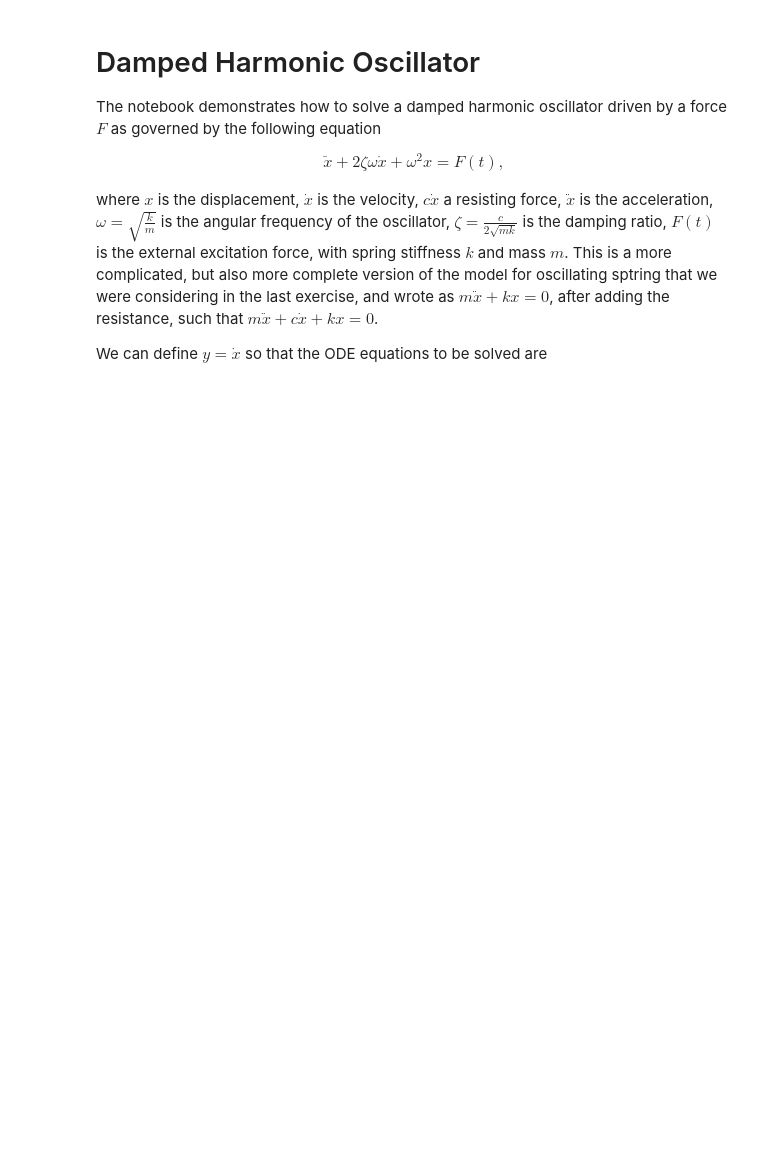
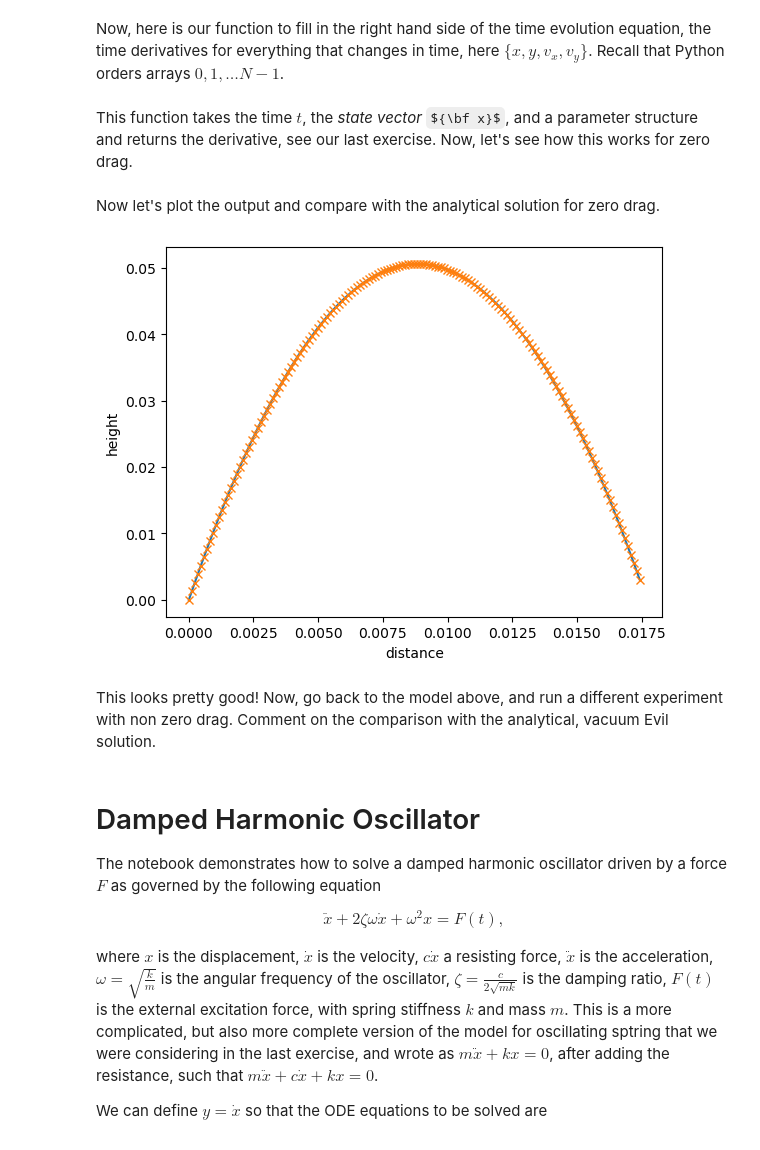
Before and after one commit to dunyuliu/Earth_From_Lab_To_Planet_Tutorials, a Jupyter notebook: DampedHarmonicOscillator.ipynb, the cells around one changed output. Saved outputs shown, nothing was run; the diff lists cells and outputs as text; code cells hidden in the pictures; some formulas as TeX source; blank space fills up the shorter version.

```diff
--- a/DampedHarmonicOscillator.ipynb
+++ b/DampedHarmonicOscillator.ipynb
@@ -0,0 +16,5 @@
+# %%
+@dataclass
+class parameters:                 # parameters for functions, default values
+    c   :float  = 0 # drag
+    g : float = 9.81 # graviational acc.
@@ -0,0 +23,2 @@
+# %%
+par=parameters()
@@ -0,0 +31,2 @@
+# %% [markdown]
+Now, here is our function to fill in the right hand side of the time evolution equation, the time derivatives for everything that changes in time, here $\{x,y,v_x,v_y\}$. Recall that Python orders arrays $0,1,\ldots N-1$.
@@ -1,3 +49,44 @@
+# %% [markdown]
+This function takes the time $t$, the *state vector* ${\bf x}$, and a parameter structure and returns the derivative, see our last exercise. Now, let's see how this works for zero drag.
+# %%
+par=parameters()
+par.c=0 # make sure drag is zero
+# initial conditions for x y v_x v_y
+theta=5/180*np.pi
+s=1 # initial speed
+vx0, vy0 = np.sin(theta)*s, np.cos(theta)*s
+y = [ 0 , 0,  vx0, vy0]
+
+nsteps=151
+tstore=np.zeros(nsteps)
+ystore=np.zeros([nsteps,ndim])
+tmax=.2
+dt=tmax/(nsteps-1)
+# run the loop
+i, t =0, 0.
+while(i < nsteps):
+    tstore[i]=t
+    ystore[i,:]=y[:]
+    # call the new version of our Runge Kutta timestep from last time
+    y = odeLib.runge_kutta(t,y,f,ndim,dt,par)
+    t = t+dt
+    i=i+1
+# %% [markdown]
+Now let's plot the output and compare with the analytical solution for zero drag.
+# %%
+x, y = ystore[:,0], ystore[:,1]
+
+xa, ya = vx0*tstore, vy0*tstore  - par.g*(tstore**2)/2.
+
+plt.plot(xa, ya,'-',x,y,'x')
+plt.ylabel('height')
+plt.xlabel('distance')
+#plt.ylim([0,40])
+plt.show()
+# %% [output]
+[figure, added]
+# %% [markdown]
+This looks pretty good! Now, go back to the model above, and run a different experiment with non zero drag. Comment on the comparison with the analytical, vacuum Evil solution.
 # %% [markdown]
 # Damped Harmonic Oscillator
 
```
Also changed, not shown: parts of 11 cells of this notebook, 1 other file.
